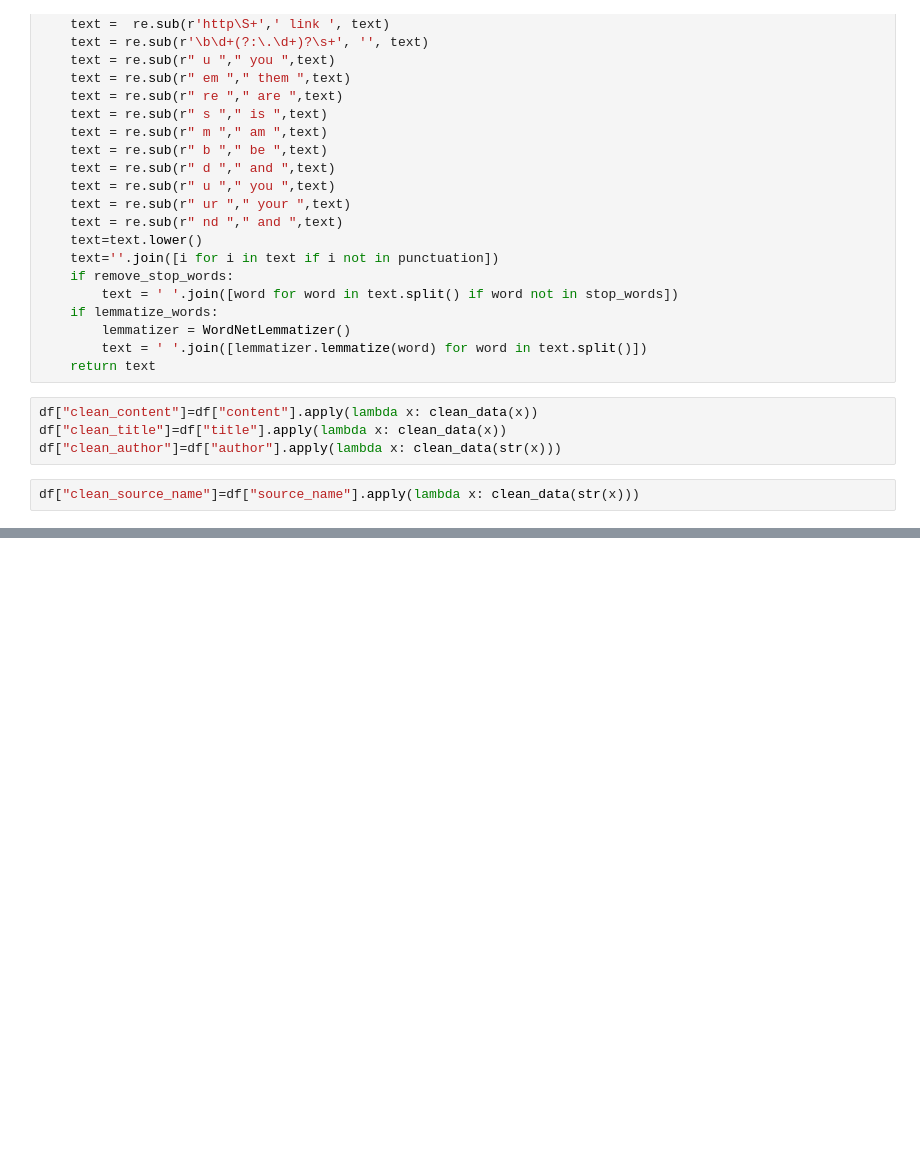
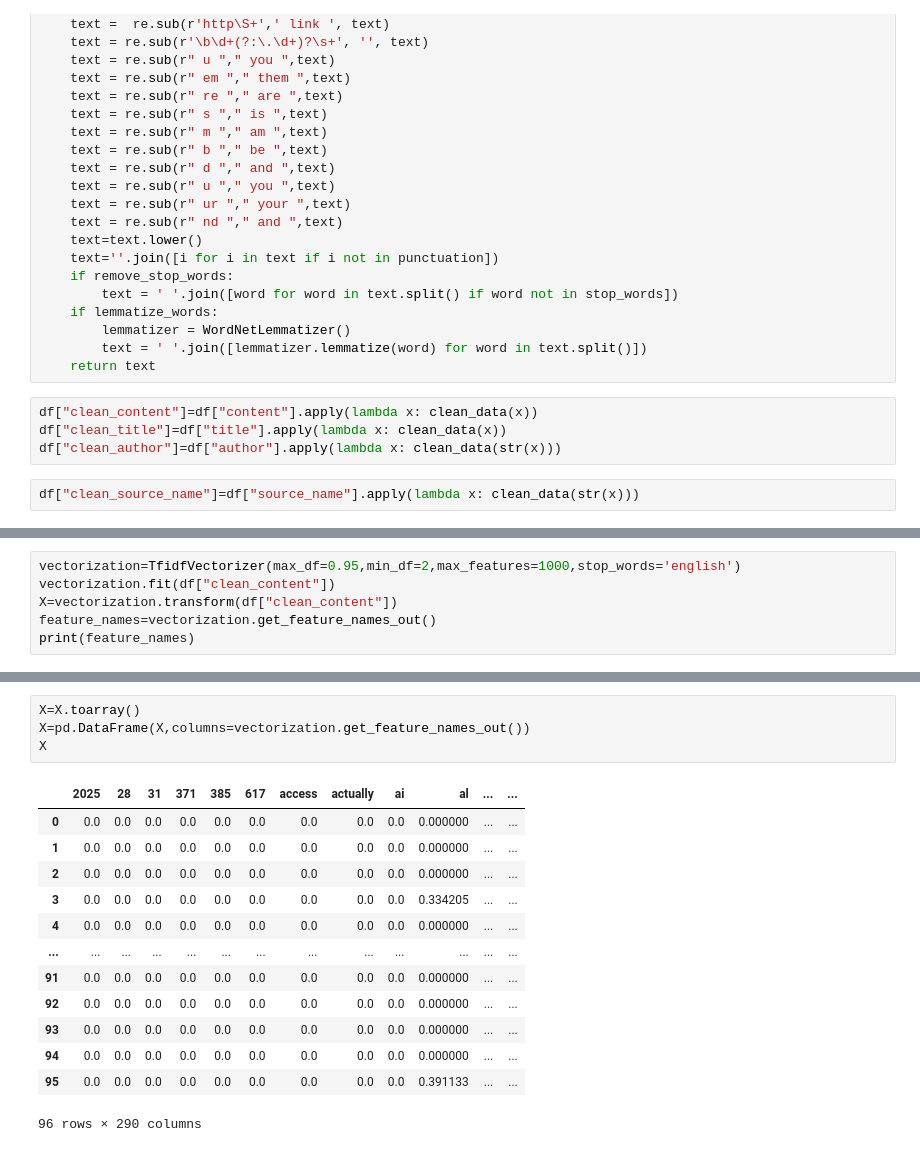
Before and after one commit to youssefelzahar/Topic-Modeling-on-News-Articles, a Jupyter notebook: model.ipynb, the cells around one changed output, grey strips where cells are left out. Saved outputs shown, nothing was run; the diff lists cells and outputs as text; blank space fills up the shorter version.

```diff
--- a/model.ipynb
+++ b/model.ipynb
@@ -134,0 +138,6 @@ df
+# %%
+vectorization=TfidfVectorizer(max_df=0.95,min_df=2,max_features=1000,stop_words='english')
+vectorization.fit(df["clean_content"])
+X=vectorization.transform(df["clean_content"])
+feature_names=vectorization.get_feature_names_out()
+print(feature_names)
@@ -134,0 +162,18 @@ df
+# %%
+X=X.toarray()
+X=pd.DataFrame(X,columns=vectorization.get_feature_names_out())
+X
+# %% [output]
+|  | 2025 | 28 | 31 | 371 | 385 | 617 | access | actually | ai | al | ... | ... |
+| 0 | 0.0 | 0.0 | 0.0 | 0.0 | 0.0 | 0.0 | 0.0 | 0.0 | 0.0 | 0.000000 | ... | ... |
+| 1 | 0.0 | 0.0 | 0.0 | 0.0 | 0.0 | 0.0 | 0.0 | 0.0 | 0.0 | 0.000000 | ... | ... |
+| 2 | 0.0 | 0.0 | 0.0 | 0.0 | 0.0 | 0.0 | 0.0 | 0.0 | 0.0 | 0.000000 | ... | ... |
+| 3 | 0.0 | 0.0 | 0.0 | 0.0 | 0.0 | 0.0 | 0.0 | 0.0 | 0.0 | 0.334205 | ... | ... |
+| 4 | 0.0 | 0.0 | 0.0 | 0.0 | 0.0 | 0.0 | 0.0 | 0.0 | 0.0 | 0.000000 | ... | ... |
+| ... | ... | ... | ... | ... | ... | ... | ... | ... | ... | ... | ... | ... |
+| 91 | 0.0 | 0.0 | 0.0 | 0.0 | 0.0 | 0.0 | 0.0 | 0.0 | 0.0 | 0.000000 | ... | ... |
+| 92 | 0.0 | 0.0 | 0.0 | 0.0 | 0.0 | 0.0 | 0.0 | 0.0 | 0.0 | 0.000000 | ... | ... |
+| 93 | 0.0 | 0.0 | 0.0 | 0.0 | 0.0 | 0.0 | 0.0 | 0.0 | 0.0 | 0.000000 | ... | ... |
+| 94 | 0.0 | 0.0 | 0.0 | 0.0 | 0.0 | 0.0 | 0.0 | 0.0 | 0.0 | 0.000000 | ... | ... |
+| 95 | 0.0 | 0.0 | 0.0 | 0.0 | 0.0 | 0.0 | 0.0 | 0.0 | 0.0 | 0.391133 | ... | ... |
+96 rows × 290 columns
```
Also changed, not shown: parts of 11 cells of this notebook.
